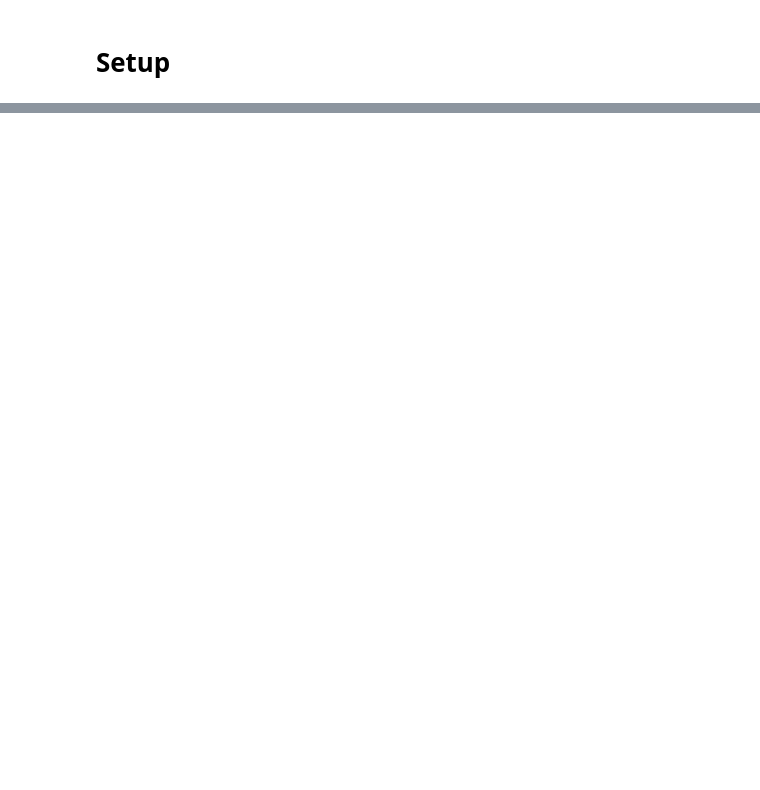
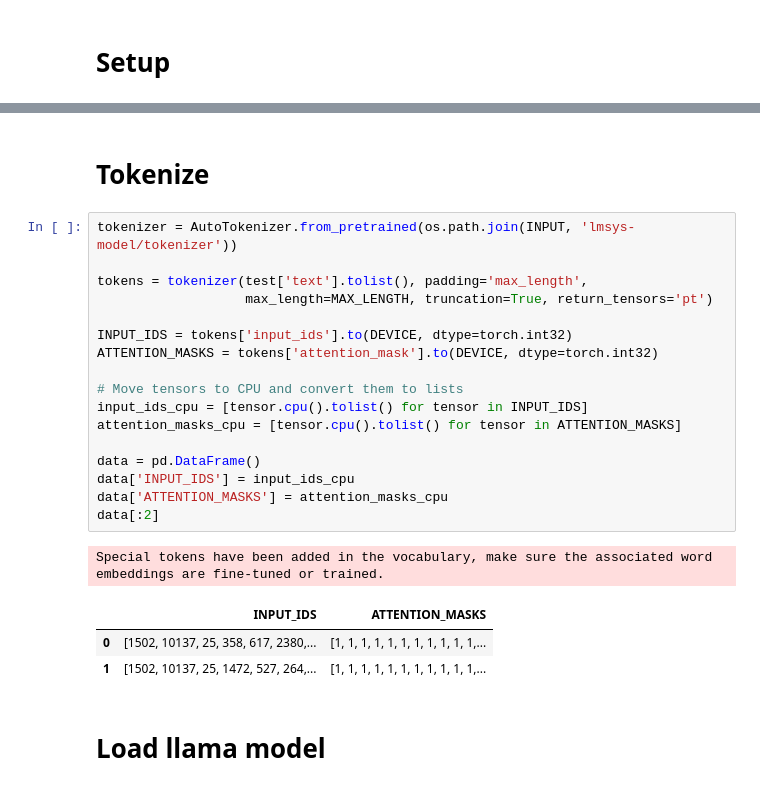
Before and after one commit to daichisaito-cs/LMSYS, a Jupyter notebook: LMSYS_v2.ipynb, the cells around one changed output, grey strips where cells are left out. Cells and saved outputs as stored; diff of their text form; blank space fills up the shorter version.

```diff
--- a/LMSYS_v2.ipynb
+++ b/LMSYS_v2.ipynb
@@ -67,0 +264,26 @@ drive  input  sample_data
+# %% [markdown]
+# Tokenize
+# %%
+tokenizer = AutoTokenizer.from_pretrained(os.path.join(INPUT, 'lmsys-model/tokenizer'))
+
+tokens = tokenizer(test['text'].tolist(), padding='max_length',
+                   max_length=MAX_LENGTH, truncation=True, return_tensors='pt')
+
+INPUT_IDS = tokens['input_ids'].to(DEVICE, dtype=torch.int32)
+ATTENTION_MASKS = tokens['attention_mask'].to(DEVICE, dtype=torch.int32)
+
+# Move tensors to CPU and convert them to lists
+input_ids_cpu = [tensor.cpu().tolist() for tensor in INPUT_IDS]
+attention_masks_cpu = [tensor.cpu().tolist() for tensor in ATTENTION_MASKS]
+
+data = pd.DataFrame()
+data['INPUT_IDS'] = input_ids_cpu
+data['ATTENTION_MASKS'] = attention_masks_cpu
+data[:2]
+# %% [output]
+Special tokens have been added in the vocabulary, make sure the associated word embeddings are fine-tuned or trained.
+|  | INPUT_IDS | ATTENTION_MASKS |
+| 0 | [1502, 10137, 25, 358, 617, 2380,... | [1, 1, 1, 1, 1, 1, 1, 1, 1, 1, 1,... |
+| 1 | [1502, 10137, 25, 1472, 527, 264,... | [1, 1, 1, 1, 1, 1, 1, 1, 1, 1, 1,... |
+# %% [markdown]
+# Load llama model
```
Also changed, not shown: parts of 46 cells of this notebook.
